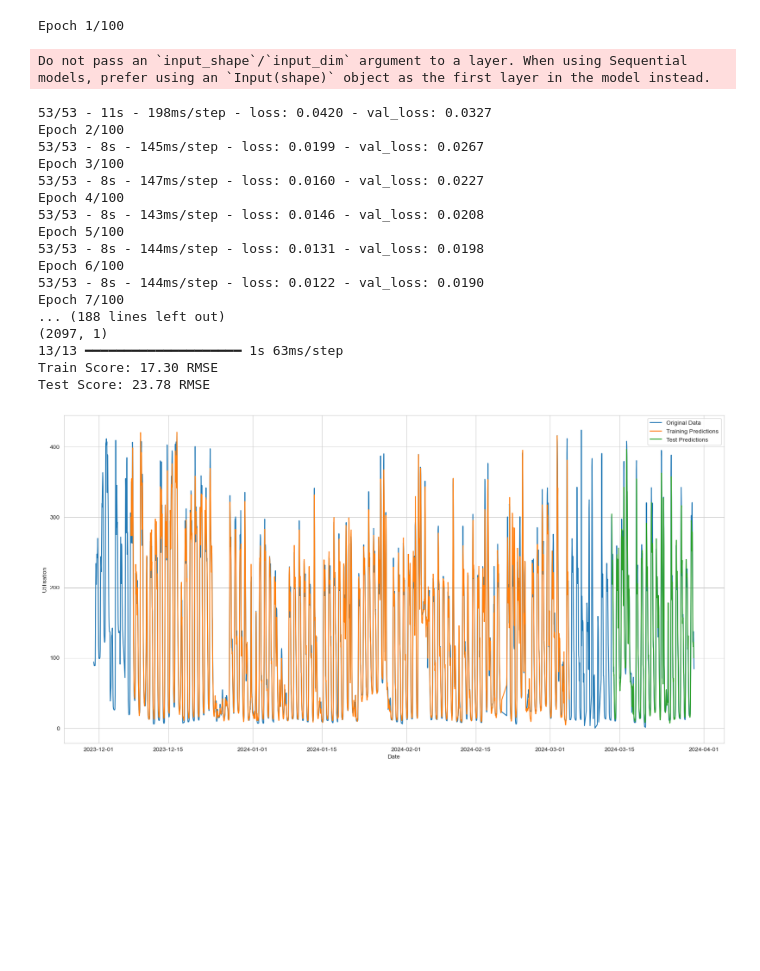
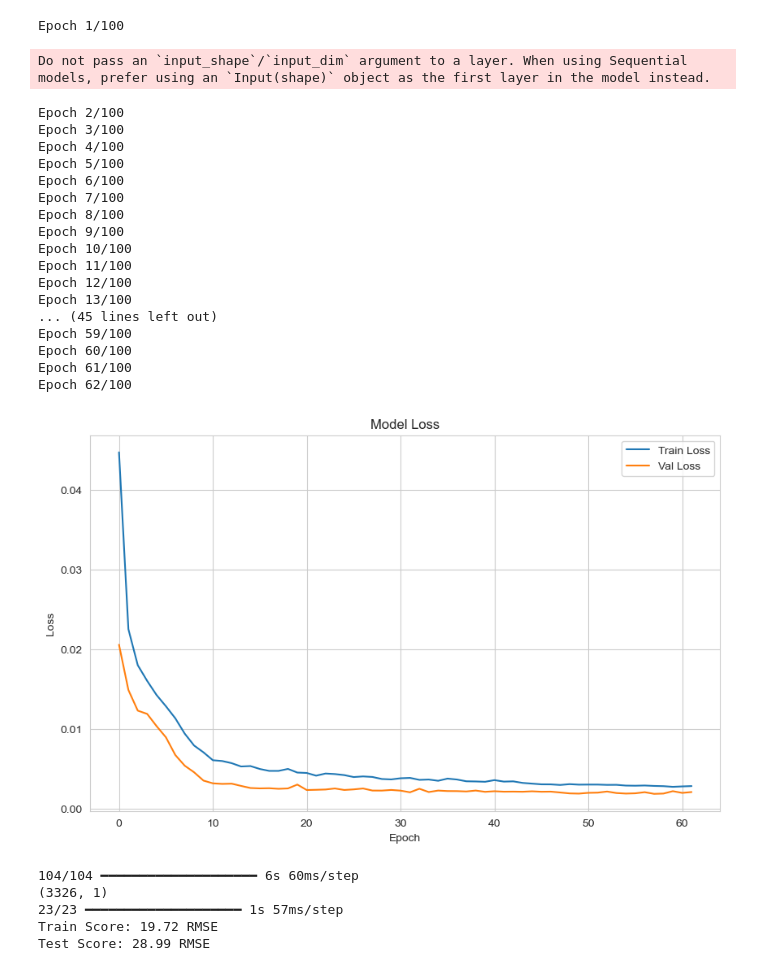
Before and after one commit to veronikaKircsev/ParkData, a Jupyter notebook: lstm_hourly_with_features.ipynb, the cells around one changed output. Drawn from its saved outputs; the diff is of its cells as text; code cells hidden in the pictures; blank space fills up the shorter version.

```diff
--- a/lstm_hourly_with_features.ipynb
+++ b/lstm_hourly_with_features.ipynb
@@ -1,4 +1,5 @@
 # %%
+from keras.src.callbacks import EarlyStopping
 import pandas as pd
 import numpy as np
 import matplotlib.pyplot as plt
@@ -28,7 +29,7 @@ dataset = pd.DataFrame(data)
 dataset = dataset.sort_values('timestamp')
 dataset['timestamp'] = pd.to_datetime(dataset['timestamp'])
 start_date = pd.to_datetime('2023-11-30')
-end_date = pd.to_datetime('2024-03-30')
+end_date = pd.to_datetime('2024-06-05')
 dataset = dataset[(dataset['timestamp'] >= start_date) & (dataset['timestamp'] <= end_date)]
 dataset['hour'] = dataset['timestamp'].dt.hour
 dataset['dayOfWeek'] = dataset['timestamp'].dt.dayofweek
@@ -73,8 +74,20 @@ model.add(Dense(8, activation = 'relu'))
 model.add(LSTM(168))
 model.add(Dropout(0.2))
 model.add(Dense(1, activation = 'linear'))
+early_stop = EarlyStopping(monitor = 'val_loss', patience = 4, start_from_epoch=50)
+
 model.compile(loss='mean_squared_error', optimizer='adam')
-model.fit(trainX, trainY, epochs=100, batch_size=32, verbose=2, validation_split=0.2)
+model.fit(trainX, trainY, epochs=100, batch_size=32, verbose=10, validation_split=0.2, callbacks = [early_stop])
+
+losses_df = pd.DataFrame(model.history.history)
+plt.figure(figsize=(10,6))
+plt.plot(losses_df['loss'], label='Train Loss')
+plt.plot(losses_df['val_loss'], label='Val Loss')
+plt.title('Model Loss')
+plt.xlabel('Epoch')
+plt.ylabel('Loss')
+plt.legend()
+plt.show()
 
 
 # make predictions
@@ -83,6 +96,8 @@ trainPredict = np.clip(trainPredict, 0, 429)
 print(trainPredict.shape)
 testPredict = model.predict(testX)
 testPredict = np.clip(testPredict, 0, 429)
+
+#model.save('lstm_model.h5')
 
 
 trainPredict = scaler.inverse_transform(np.concatenate((trainPredict, np.ones((len(trainPredict), 6))), axis=1))[:,0]
@@ -97,42 +112,47 @@ trainScore = np.sqrt(mean_squared_error(trainY, trainPredict))
 print('Train Score: %.2f RMSE' % (trainScore))
 testScore = np.sqrt(mean_squared_error(testY, testPredict))
 print('Test Score: %.2f RMSE' % (testScore))
 
 trainPredictPlot = np.empty_like(dataset[:, 0])
 trainPredictPlot[:] = np.nan
 trainPredictPlot[window:len(trainPredict)+window] = trainPredict
 # shift test predictions for plotting
 testPredictPlot = np.empty_like(dataset[:, 0])
 testPredictPlot[:] = np.nan
 testPredictPlot[len(trainPredict)+(window*2)+1:len(dataset)-1] = testPredict
 # plot baseline and predictions
 plt.figure(figsize=(20, 10))
 dataset = scaler.inverse_transform(dataset)
 plt.plot(dates, dataset[:, 0] , label='Original Data')
 plt.plot(dates, trainPredictPlot, label='Training Predictions')
 plt.plot(dates, testPredictPlot, label='Test Predictions')
 plt.xlabel('Date')
 plt.ylabel('Utilisation')
 plt.legend()
 plt.show()
 # %% [output]
 Epoch 1/100
 Do not pass an `input_shape`/`input_dim` argument to a layer. When using Sequential models, prefer using an `Input(shape)` object as the first layer in the model instead.
-53/53 - 11s - 198ms/step - loss: 0.0420 - val_loss: 0.0327
 Epoch 2/100
-53/53 - 8s - 145ms/step - loss: 0.0199 - val_loss: 0.0267
 Epoch 3/100
-53/53 - 8s - 147ms/step - loss: 0.0160 - val_loss: 0.0227
 Epoch 4/100
-53/53 - 8s - 143ms/step - loss: 0.0146 - val_loss: 0.0208
 Epoch 5/100
-53/53 - 8s - 144ms/step - loss: 0.0131 - val_loss: 0.0198
 Epoch 6/100
-53/53 - 8s - 144ms/step - loss: 0.0122 - val_loss: 0.0190
 Epoch 7/100
-... (188 lines left out)
-(2097, 1)
-13/13 ━━━━━━━━━━━━━━━━━━━━ 1s 63ms/step
-Train Score: 17.30 RMSE
-Test Score: 23.78 RMSE
+Epoch 8/100
+Epoch 9/100
+Epoch 10/100
+Epoch 11/100
+Epoch 12/100
+Epoch 13/100
+... (45 lines left out)
+Epoch 59/100
+Epoch 60/100
+Epoch 61/100
+Epoch 62/100
-[figure, old version]
+[figure, new version]
+104/104 ━━━━━━━━━━━━━━━━━━━━ 6s 60ms/step
+(3326, 1)
+23/23 ━━━━━━━━━━━━━━━━━━━━ 1s 57ms/step
+Train Score: 19.72 RMSE
+Test Score: 28.99 RMSE
```
Also changed, not shown: parts of 4 cells of this notebook, 2 other files.
